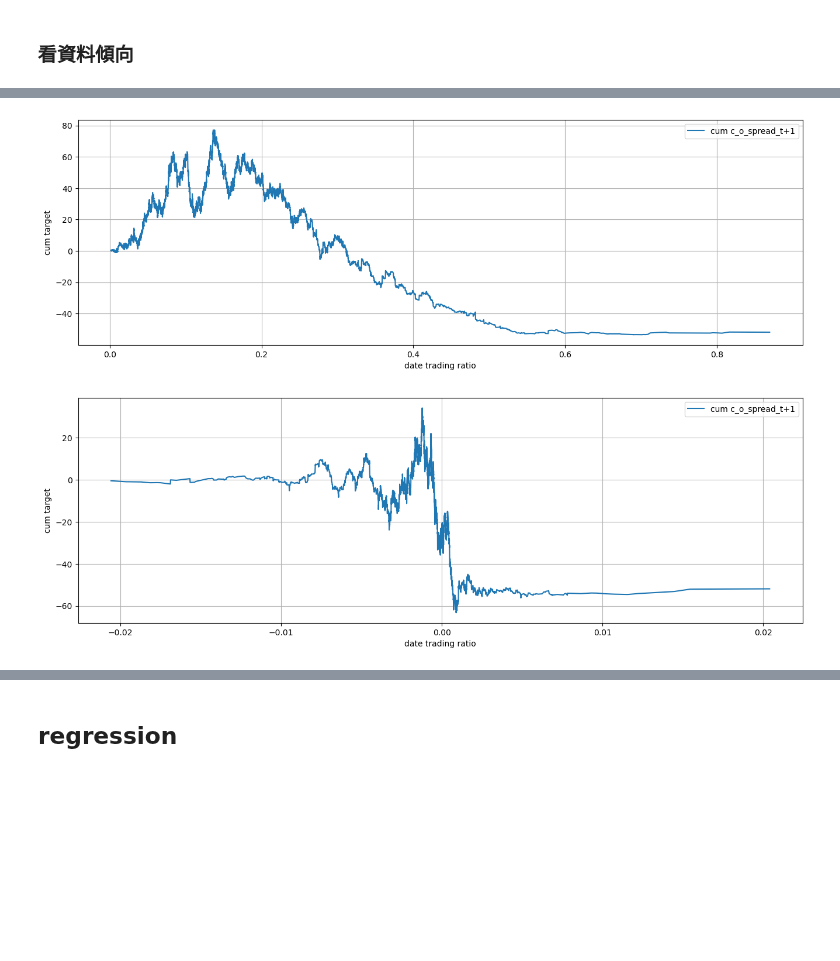
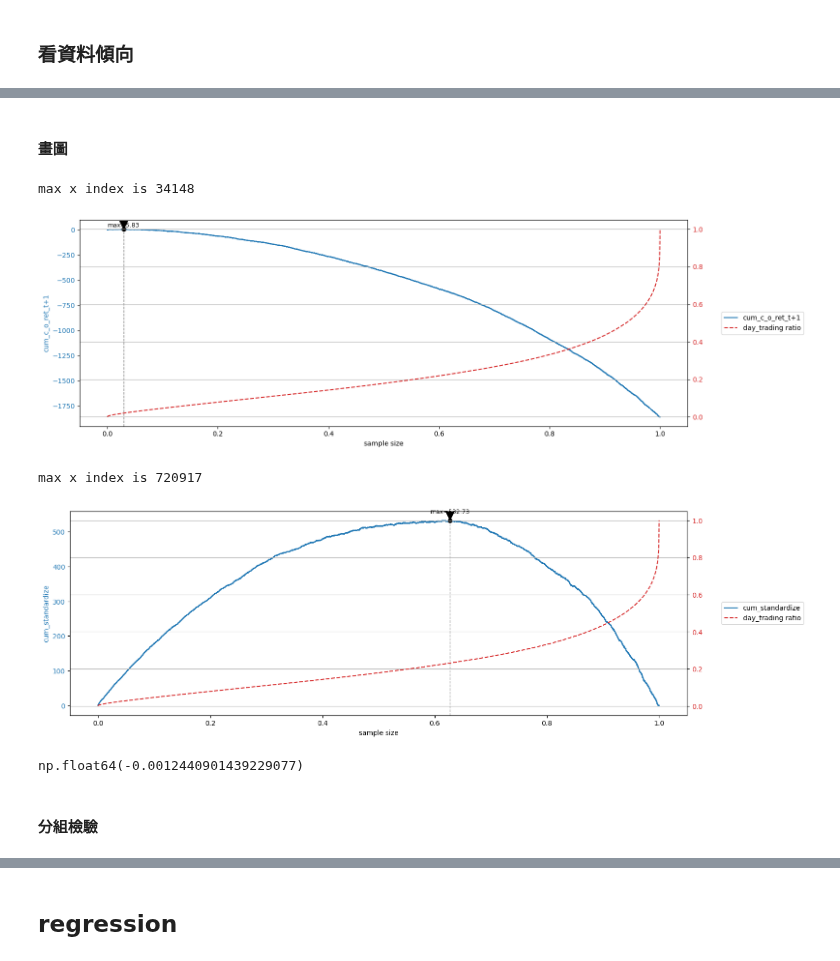
Before and after one commit to Xin95172/JimQuant, a Jupyter notebook: 台股當沖比例effect/main.ipynb, the cells around one changed output, grey strips where cells are left out. Cells and saved outputs as stored; diff of their text form; code cells hidden in the pictures; blank space fills up the shorter version.

```diff
--- a/台股當沖比例effect/main.ipynb
+++ b/台股當沖比例effect/main.ipynb
@@ -61,24 +62,40 @@ file
 # %% [markdown]
 ### 看資料傾向
 # %%
-"""concat 成 panel data"""
+"""concat 成 panel data and sort"""
 
-files = glob("test_data/*.csv")
+files = glob("data/*.csv")
 dfs = []
 for f in files:
     stock_id = f.split("\\")[-1].replace(".csv","")
     df = pd.read_csv(f, parse_dates = ["Date"])
+    if df.empty:
+        print(f"{stock_id} is empty")
+        continue
     df["stock"] = stock_id
-    df["c_o_spread"] = df["Close"] - df["Open"]         # 建立 Close - Open
-    df["c_o_spread_t+1"] = df["c_o_spread"].shift(-1)
+    df["c_o_ret"] = (df["Close"] - df["Open"]) / df["Open"]         # 建立 (Close - Open) / Open
+    df["c_o_ret_t+1"] = df["c_o_ret"].shift(-1)
     dfs.append(df)
 
-df_all = pd.concat(dfs, ignore_index = True)
-df_all = df_all.sort_values(["Date","stock"])
-df_all.dropna(inplace = True)
+ratio_sorted_df = pd.concat(dfs, ignore_index = True)
+ratio_sorted_df = ratio_sorted_df.sort_values(["Date","stock"])
+ratio_sorted_df.dropna(inplace = True)
+ratio_sorted_df = ratio_sorted_df.sort_values("當沖佔交易量比例").reset_index(drop = True)
+ratio_sorted_df.reset_index(drop = True, inplace = True)
+ratio_sorted_df.drop(index = ratio_sorted_df.index[1149120: ], inplace = True)
 
 # 把 'stock' 移到第二個位置
-cols = df_all.columns.tolist()
+cols = ratio_sorted_df.columns.tolist()
 cols.remove("stock")
 cols.insert(1, "stock")
-df_all = df_all[cols]
+ratio_sorted_df = ratio_sorted_df[cols]
+
+# 累加 ret
+ratio_sorted_df["cum_c_o_ret_t+1"] = ratio_sorted_df["c_o_ret_t+1"].cumsum()
+mean = ratio_sorted_df["c_o_ret_t+1"].mean()
+ratio_sorted_df["standardize"] = ratio_sorted_df["c_o_ret_t+1"] - mean
+ratio_sorted_df["cum_standardize"] = ratio_sorted_df["standardize"].cumsum()
+
+# print
+ratio_sorted_df.to_csv("ratio_sorted_df")
+ratio_sorted_df
@@ -85 +117,3 @@ df_all = df_all[cols]
+# %% [markdown]
+#### 畫圖
 # %%
@@ -102,9 +164,18 @@ def sorted_cumY_plot(df_all: pd.DataFrame, x: str, y: str):
     plt.show()
 # %%
-sorted_cumY_plot(df_all, "當沖佔交易量比例", "c_o_spread_t+1")
+sorted_plot(ratio_sorted_df, "index", "cum_c_o_ret_t+1", max_ly = True, ry = "當沖佔交易量比例")
+sorted_plot(ratio_sorted_df, "index", "cum_standardize", max_ly = True, ry = "當沖佔交易量比例")
 # %% [output]
+max x index is 34148
-[figure, old version]
+[figure, new version]
+max x index is 720917
+[figure, added]
-# %%
-sorted_cumY_plot(df_all, "BiasNorm", "c_o_spread_t+1")
-# %% [output]
-[figure, removed]
+# %%
+"""maximization 的 standardize mean"""
+right_df = ratio_sorted_df.loc[720917: ]
+right_mean = right_df["standardize"].mean
+right_mean()
+# %% [output]
+np.float64(-0.0012440901439229077)
+# %% [markdown]
+#### 分組檢驗
```
Also changed, not shown: parts of 11 cells of this notebook.
